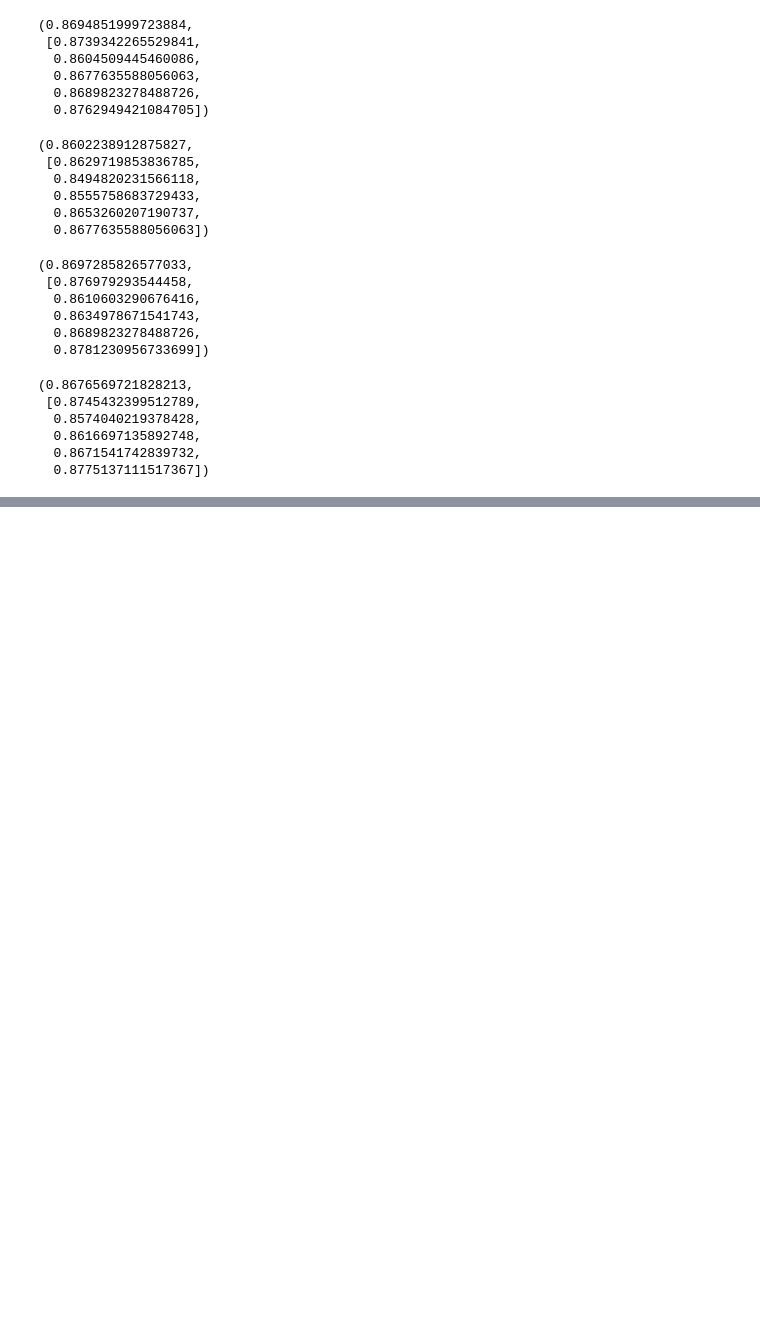
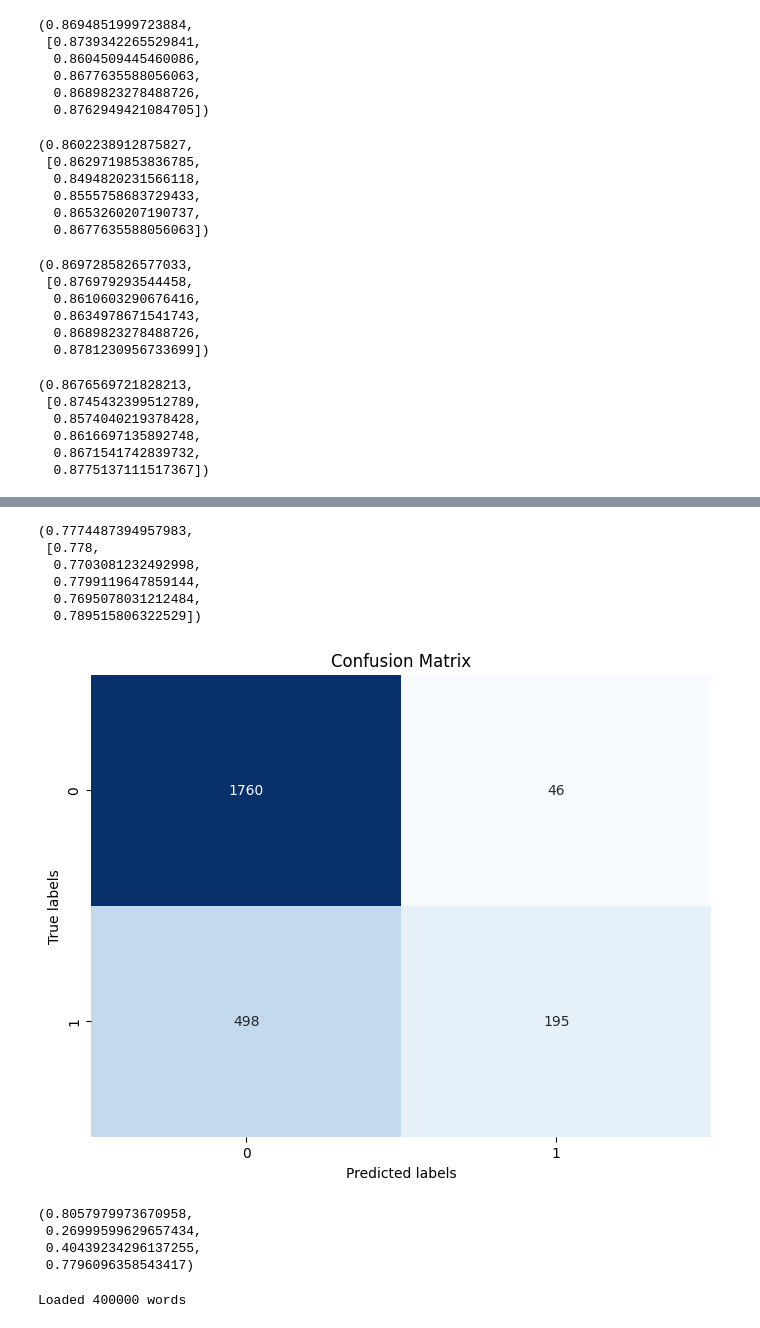
Before and after one commit to McLeodolf/TextMiningProject, a Jupyter notebook: data.ipynb, the cells around one changed output, grey strips where cells are left out. Cells and saved outputs as stored; diff of their text form; code cells hidden in the pictures; blank space fills up the shorter version.

```diff
--- a/data.ipynb
+++ b/data.ipynb
@@ -509,0 +780,29 @@ df_test_["prediction"] = df.apply(lambda row: prediction(row))
+# %%
+def gloVe_custom_fit_evaluate(X,y,estimator):
+    scores = []
+    skf = StratifiedKFold(n_splits=5, shuffle=True, random_state=42)
+    for train_index, test_index in skf.split(X, y):
+        x_train, x_val = X[train_index], X[test_index]
+        y_train, y_val = y[train_index], y[test_index]
+
+        estimator.fit(x_train, y_train)
+        score = estimator.score(x_val, y_val)
+        scores.append(score)
+
+    score_avg = statistics.mean(scores)
+
+    return score_avg, scores
+# %%
+X, y = gloVe_create_target(merged_df_allLang)
+# %%
+rf_classifier = RandomForestClassifier()
+knn_classifier = KNeighborsClassifier()
+# %%
+gloVe_custom_fit_evaluate(X, y, rf_classifier)
+# %% [output]
+(0.7774487394957983,
+ [0.778,
+  0.7703081232492998,
+  0.7799119647859144,
+  0.7695078031212484,
+  0.789515806322529])
@@ -509,0 +858,13 @@ df_test_["prediction"] = df.apply(lambda row: prediction(row))
+# %%
+glove_custom_fit_evaluate(X, y, rf_classifier)
+# %% [output]
+[figure, added]
+(0.8057979973670958,
+ 0.26999599629657434,
+ 0.40439234296137255,
+ 0.7796096358543417)
+# %%
+glove = vocab.GloVe(name='6B', dim=50)
+print('Loaded {} words'.format(len(glove.itos)))
+# %% [output]
+Loaded 400000 words
```
Also changed, not shown: parts of 67 cells of this notebook, 1 other file.
